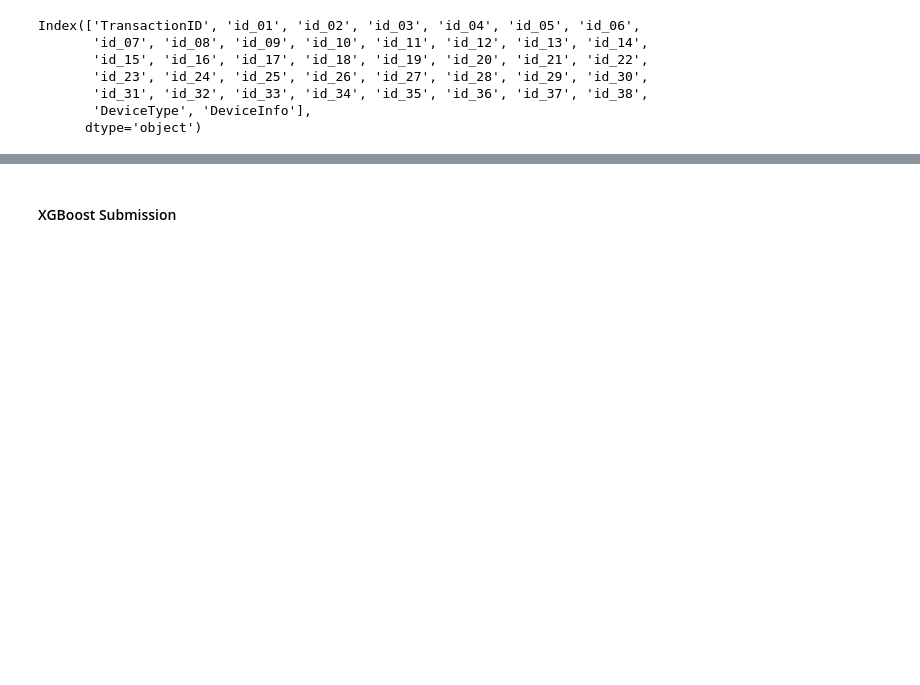
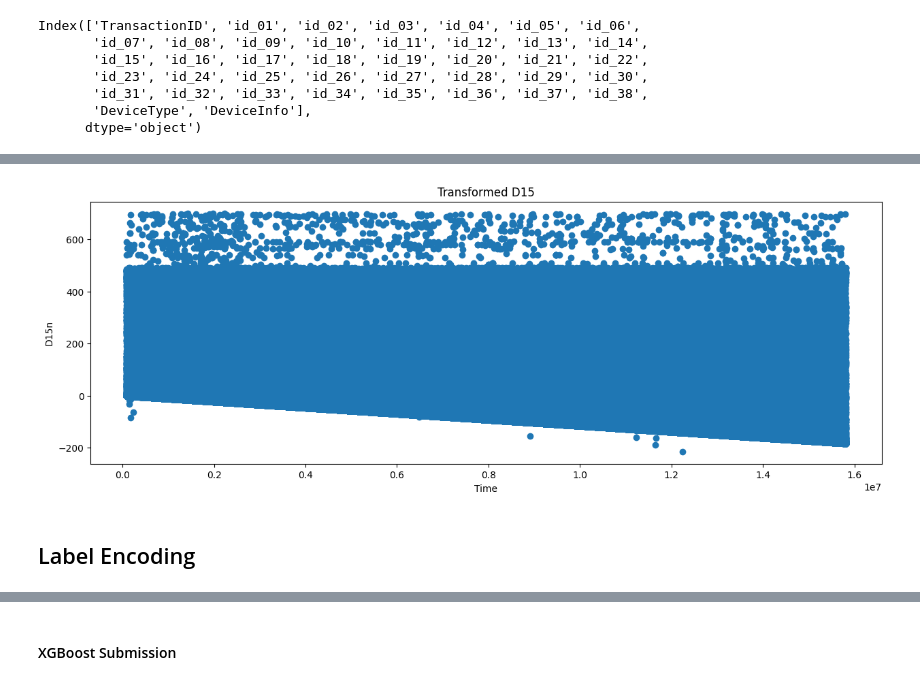
Before and after one commit to LobnaEla/Financial-Fraud-Detection, a Jupyter notebook: notebooks/Model.ipynb, the cells around one changed output, grey strips where cells are left out. Drawn from its saved outputs; the diff is of its cells as text; code cells hidden in the pictures; blank space fills up the shorter version.

```diff
--- a/notebooks/Model.ipynb
+++ b/notebooks/Model.ipynb
@@ -108,0 +389,18 @@ del train_transaction, test_transaction, train_identity, test_identity
+# %%
+# NORMALIZE D COLUMNS
+for i in range(1,16):
+    if i in [1,2,3,5,9]: continue
+    train['D'+str(i)] =  train['D'+str(i)] - train.TransactionDT/np.float32(24*60*60)
+    X_test['D'+str(i)] = X_test['D'+str(i)] - X_test.TransactionDT/np.float32(24*60*60)
+# %%
+# PLOT TRANSFORMED D
+plt.figure(figsize=(15,5))
+plt.scatter(train.TransactionDT,train.D15)
+plt.title('Transformed D15')
+plt.xlabel('Time')
+plt.ylabel('D15n')
+plt.show()
+# %% [output]
+[figure, added]
+# %% [markdown]
+## Label Encoding
```
Also changed, not shown: parts of 194 cells of this notebook, 17 other files.
